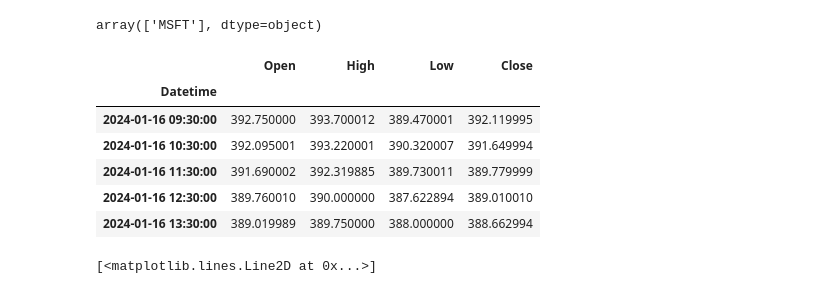
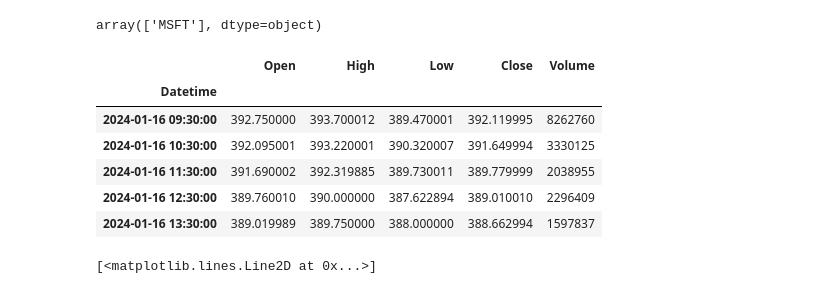
Before and after one commit to noah-frank/LSTMStockModel, a Jupyter notebook: nbs/Create_Data.ipynb, the cells around one changed output. Drawn from its saved outputs; the diff is of its cells as text; code cells hidden in the pictures.

```diff
--- a/nbs/Create_Data.ipynb
+++ b/nbs/Create_Data.ipynb
@@ -21,18 +21,18 @@ df.Ticker.drop_duplicates().to_numpy()
 # %% [output]
 array(['MSFT'], dtype=object)
 # %%
-df = df[["Datetime", "Open", "High", "Low", "Close"]]
+df = df[["Datetime", "Open", "High", "Low", "Close", "Volume"]]
 df["Datetime"] = pd.to_datetime(df["Datetime"])
 df = df.set_index("Datetime")
 df.head()
 # %% [output]
-|  | Open | High | Low | Close |
-| Datetime |  |  |  |  |
-| 2024-01-16 09:30:00 | 392.750000 | 393.700012 | 389.470001 | 392.119995 |
-| 2024-01-16 10:30:00 | 392.095001 | 393.220001 | 390.320007 | 391.649994 |
-| 2024-01-16 11:30:00 | 391.690002 | 392.319885 | 389.730011 | 389.779999 |
-| 2024-01-16 12:30:00 | 389.760010 | 390.000000 | 387.622894 | 389.010010 |
-| 2024-01-16 13:30:00 | 389.019989 | 389.750000 | 388.000000 | 388.662994 |
+|  | Open | High | Low | Close | Volume |
+| Datetime |  |  |  |  |  |
+| 2024-01-16 09:30:00 | 392.750000 | 393.700012 | 389.470001 | 392.119995 | 8262760 |
+| 2024-01-16 10:30:00 | 392.095001 | 393.220001 | 390.320007 | 391.649994 | 3330125 |
+| 2024-01-16 11:30:00 | 391.690002 | 392.319885 | 389.730011 | 389.779999 | 2038955 |
+| 2024-01-16 12:30:00 | 389.760010 | 390.000000 | 387.622894 | 389.010010 | 2296409 |
+| 2024-01-16 13:30:00 | 389.019989 | 389.750000 | 388.000000 | 388.662994 | 1597837 |
 # %%
 plt.plot(df.index, df.Close)
 # %% [output]
```
Also changed, not shown: parts of 13 cells of this notebook, 2 other files.
